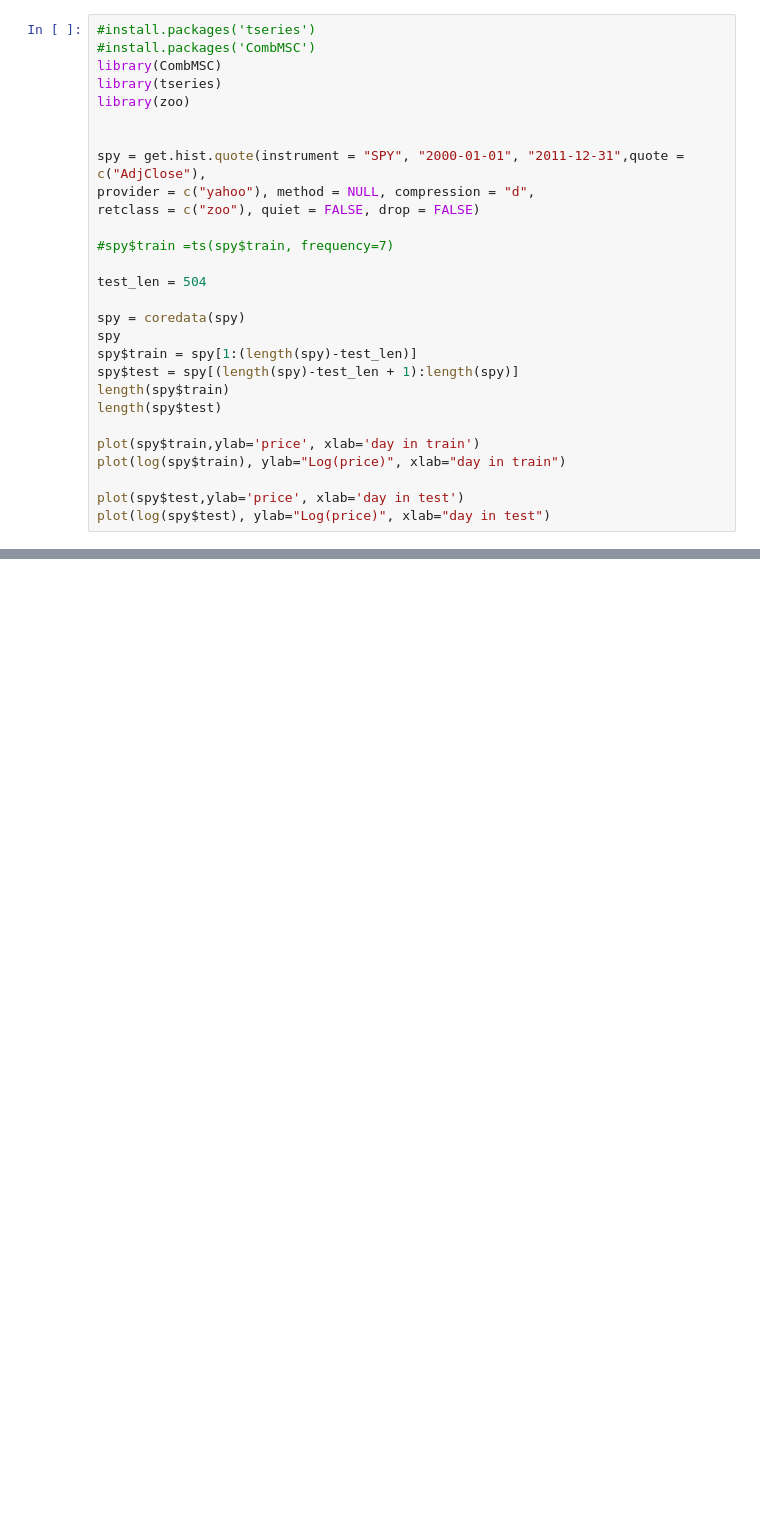
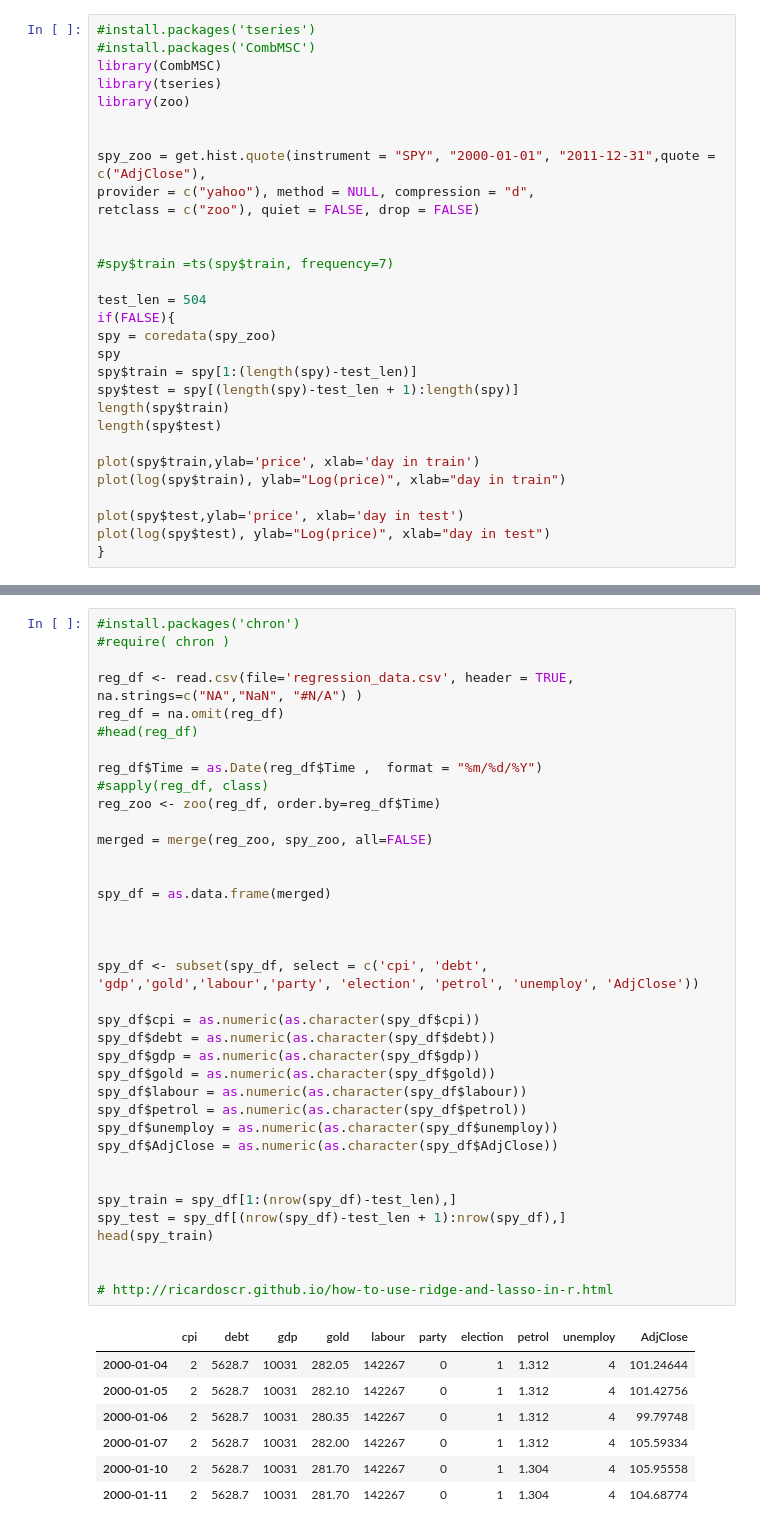
Before and after one commit to heartyguy/stat-finance-time-series-analysis, a Jupyter notebook: regression.ipynb, the cells around one changed output, grey strips where cells are left out. Saved outputs shown, nothing was run; the diff lists cells and outputs as text; blank space fills up the shorter version.

Commit message:
added regression

```diff
--- a/regression.ipynb
+++ b/regression.ipynb
@@ -6,15 +6,16 @@ library(tseries)
 library(zoo)
 
 
-spy = get.hist.quote(instrument = "SPY", "2000-01-01", "2011-12-31",quote = c("AdjClose"),
+spy_zoo = get.hist.quote(instrument = "SPY", "2000-01-01", "2011-12-31",quote = c("AdjClose"),
 provider = c("yahoo"), method = NULL, compression = "d",
 retclass = c("zoo"), quiet = FALSE, drop = FALSE)
+
 
 #spy$train =ts(spy$train, frequency=7)
 
 test_len = 504
-
-spy = coredata(spy)
+if(FALSE){
+spy = coredata(spy_zoo)
 spy
 spy$train = spy[1:(length(spy)-test_len)]
 spy$test = spy[(length(spy)-test_len + 1):length(spy)]
@@ -26,4 +27,5 @@ plot(log(spy$train), ylab="Log(price)", xlab="day in train")
 
 plot(spy$test,ylab='price', xlab='day in test')
 plot(log(spy$test), ylab="Log(price)", xlab="day in test")
+}
 # %% [output]
@@ -59,0 +49,45 @@ ERROR: Error in xy.coords(x, y, xlabel, ylabel, log): 'x' is a list, but does no
+# %%
+#install.packages('chron')
+#require( chron )
+
+reg_df <- read.csv(file='regression_data.csv', header = TRUE, na.strings=c("NA","NaN", "#N/A") )
+reg_df = na.omit(reg_df)
+#head(reg_df)
+
+reg_df$Time = as.Date(reg_df$Time ,  format = "%m/%d/%Y")
+#sapply(reg_df, class)
+reg_zoo <- zoo(reg_df, order.by=reg_df$Time)
+
+merged = merge(reg_zoo, spy_zoo, all=FALSE)
+
+
+spy_df = as.data.frame(merged)
+
+
+
+spy_df <- subset(spy_df, select = c('cpi', 'debt', 'gdp','gold','labour','party', 'election', 'petrol', 'unemploy', 'AdjClose'))
+
+spy_df$cpi = as.numeric(as.character(spy_df$cpi))
+spy_df$debt = as.numeric(as.character(spy_df$debt))
+spy_df$gdp = as.numeric(as.character(spy_df$gdp))
+spy_df$gold = as.numeric(as.character(spy_df$gold))
+spy_df$labour = as.numeric(as.character(spy_df$labour))
+spy_df$petrol = as.numeric(as.character(spy_df$petrol))
+spy_df$unemploy = as.numeric(as.character(spy_df$unemploy))
+spy_df$AdjClose = as.numeric(as.character(spy_df$AdjClose))
+
+
+spy_train = spy_df[1:(nrow(spy_df)-test_len),]
+spy_test = spy_df[(nrow(spy_df)-test_len + 1):nrow(spy_df),]
+head(spy_train)
+
+
+# http://ricardoscr.github.io/how-to-use-ridge-and-lasso-in-r.html
+# %% [output]
+|  | cpi | debt | gdp | gold | labour | party | election | petrol | unemploy | AdjClose |
+| 2000-01-04 | 2 | 5628.7 | 10031 | 282.05 | 142267 | 0 | 1 | 1.312 | 4 | 101.24644 |
+| 2000-01-05 | 2 | 5628.7 | 10031 | 282.10 | 142267 | 0 | 1 | 1.312 | 4 | 101.42756 |
+| 2000-01-06 | 2 | 5628.7 | 10031 | 280.35 | 142267 | 0 | 1 | 1.312 | 4 | 99.79748 |
+| 2000-01-07 | 2 | 5628.7 | 10031 | 282.00 | 142267 | 0 | 1 | 1.312 | 4 | 105.59334 |
+| 2000-01-10 | 2 | 5628.7 | 10031 | 281.70 | 142267 | 0 | 1 | 1.304 | 4 | 105.95558 |
+| 2000-01-11 | 2 | 5628.7 | 10031 | 281.70 | 142267 | 0 | 1 | 1.304 | 4 | 104.68774 |
```
Also changed, not shown: parts of 21 cells of this notebook, 1 other file.
